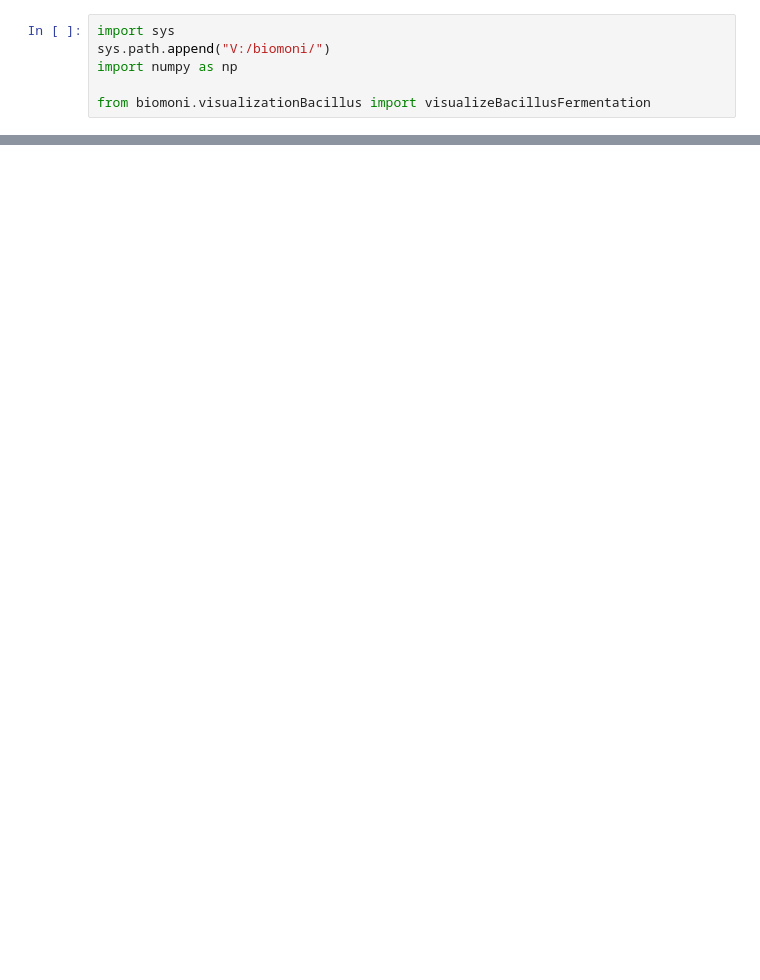
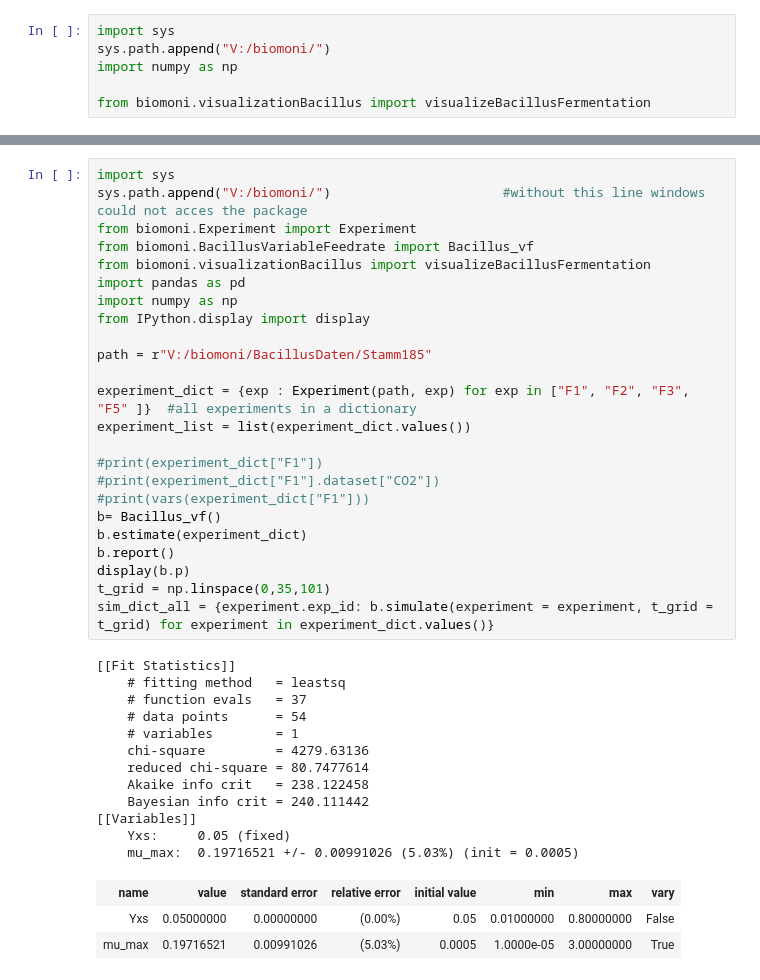
Before and after one commit to VBorodina/biomoni, a Jupyter notebook: biomoni/developingVisualizeFunc.ipynb, the cells around one changed output, grey strips where cells are left out. Saved outputs shown, nothing was run; the diff lists cells and outputs as text; blank space fills up the shorter version.

```diff
--- a/biomoni/developingVisualizeFunc.ipynb
+++ b/biomoni/developingVisualizeFunc.ipynb
@@ -55,0 +22,40 @@ for exp in Exp:
+# %%
+import sys
+sys.path.append("V:/biomoni/")                      #without this line windows could not acces the package
+from biomoni.Experiment import Experiment
+from biomoni.BacillusVariableFeedrate import Bacillus_vf
+from biomoni.visualizationBacillus import visualizeBacillusFermentation
+import pandas as pd
+import numpy as np
+from IPython.display import display
+
+path = r"V:/biomoni/BacillusDaten/Stamm185"
+
+experiment_dict = {exp : Experiment(path, exp) for exp in ["F1", "F2", "F3", "F5" ]}  #all experiments in a dictionary
+experiment_list = list(experiment_dict.values())
+
+#print(experiment_dict["F1"])
+#print(experiment_dict["F1"].dataset["CO2"])
+#print(vars(experiment_dict["F1"]))
+b= Bacillus_vf()
+b.estimate(experiment_dict)
+b.report()
+display(b.p)
+t_grid = np.linspace(0,35,101)
+sim_dict_all = {experiment.exp_id: b.simulate(experiment = experiment, t_grid = t_grid) for experiment in experiment_dict.values()}
+# %% [output]
+[[Fit Statistics]]
+    # fitting method   = leastsq
+    # function evals   = 37
+    # data points      = 54
+    # variables        = 1
+    chi-square         = 4279.63136
+    reduced chi-square = 80.7477614
+    Akaike info crit   = 238.122458
+    Bayesian info crit = 240.111442
+[[Variables]]
+    Yxs:     0.05 (fixed)
+    mu_max:  0.19716521 +/- 0.00991026 (5.03%) (init = 0.0005)
+| name | value | standard error | relative error | initial value | min | max | vary |
+| Yxs | 0.05000000 | 0.00000000 | (0.00%) | 0.05 | 0.01000000 | 0.80000000 | False |
+| mu_max | 0.19716521 | 0.00991026 | (5.03%) | 0.0005 | 1.0000e-05 | 3.00000000 | True |
```
Also changed, not shown: parts of 9 cells of this notebook, 3 other files.
